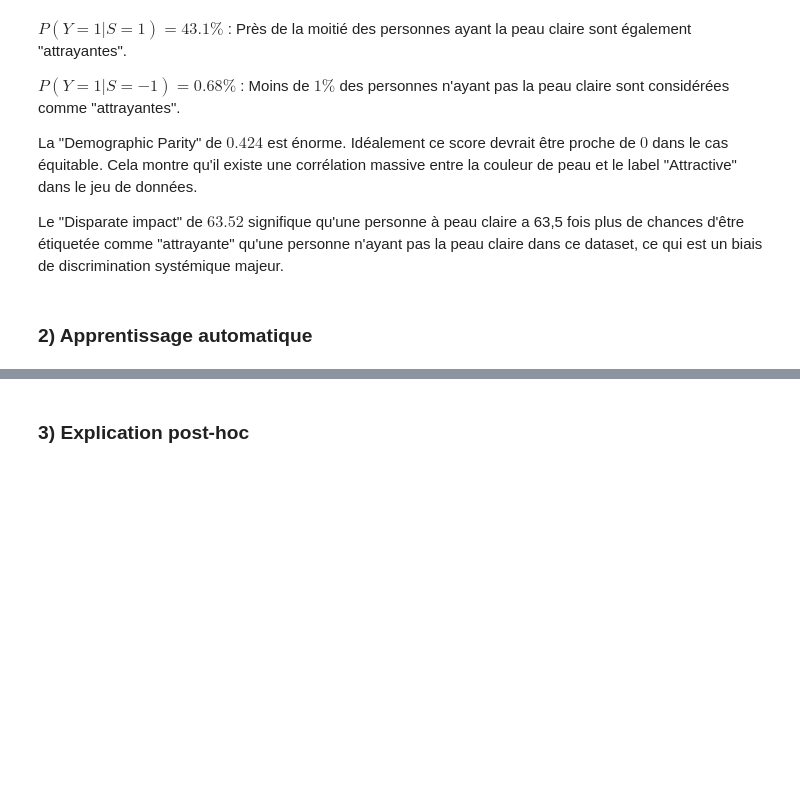
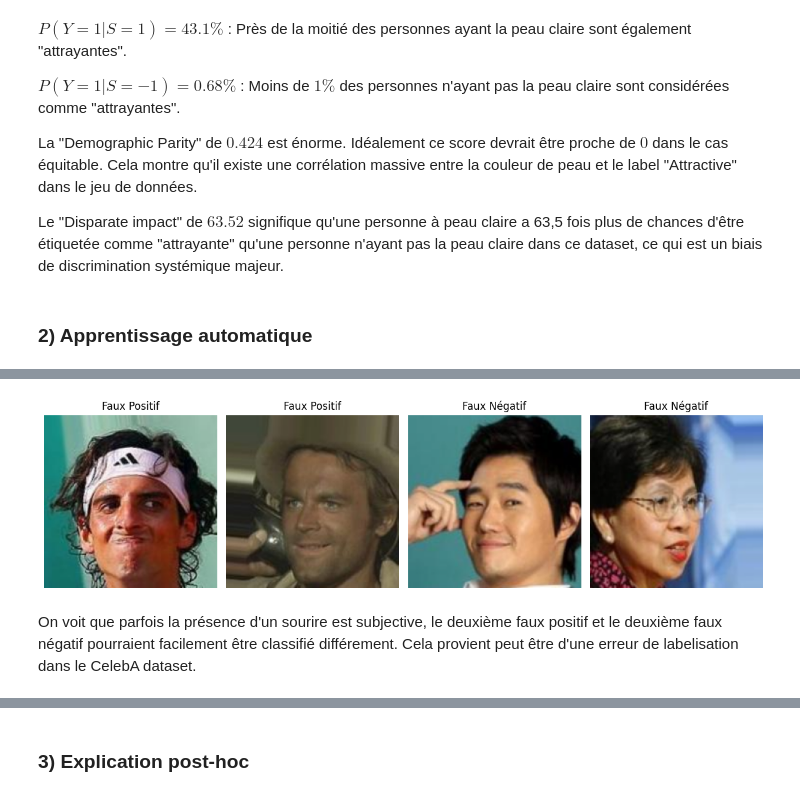
Before and after one commit to Nicolas2412/project-rexai, a Jupyter notebook: project.ipynb, the cells around one changed output, grey strips where cells are left out. Saved outputs shown, nothing was run; the diff lists cells and outputs as text; code cells hidden in the pictures; blank space fills up the shorter version.

```diff
--- a/project.ipynb
+++ b/project.ipynb
@@ -571,0 +632,14 @@ Le "Disparate impact" de $63.52$ signifique qu'une personne à peau claire a 63,
+# %%
+# Creation des datasets
+
+df_attr = pd.read_csv("data/CelebA/list_attr_celeba.csv")
+df_partition = pd.read_csv("data/CelebA/list_eval_partition.csv")
+
+df_final = df_attr.merge(df_partition, on='image_id', how='inner')
+
+# Splitting en train/validation/test
+train_df = df_final[df_final['partition'] == 0]
+valid_df = df_final[df_final['partition'] == 1]
+test_df = df_final[df_final['partition'] == 2]
+
+print(f"Train: {len(train_df)} | Valid: {len(valid_df)} | Test: {len(test_df)}")
@@ -571,0 +915,33 @@ Le "Disparate impact" de $63.52$ signifique qu'une personne à peau claire a 63,
+# %%
+import matplotlib.pyplot as plt
+import numpy as np
+
+# Indices des erreurs
+errors_fp = [i for i, (p, l) in enumerate(
+    zip(all_preds, all_labels)) if p == 1 and l == 0]
+errors_fn = [i for i, (p, l) in enumerate(
+    zip(all_preds, all_labels)) if p == 0 and l == 1]
+
+# Affichage d'exemples d'erreurs
+plt.figure(figsize=(12, 6))
+indices_to_show = errors_fp[:2] + errors_fn[:2]
+titles = ["Faux Positif", "Faux Positif",
+        "Faux Négatif", "Faux Négatif"]
+
+for i, idx in enumerate(indices_to_show):
+    plt.subplot(1, 4, i+1)
+    img, _ = test_dataset[idx]
+    img_np = img.permute(1, 2, 0).cpu().numpy()
+    mean = np.array([0.485, 0.456, 0.406])
+    std = np.array([0.229, 0.224, 0.225])
+    img_np = std * img_np + mean
+    plt.imshow(np.clip(img_np, 0, 1))
+    plt.title(titles[i])
+    plt.axis('off')
+
+plt.tight_layout()
+plt.show()
+# %% [output]
+[figure, added]
+# %% [markdown]
+On voit que parfois la présence d'un sourire est subjective, le deuxième faux positif et le deuxième faux négatif pourraient facilement être classifié différement. Cela provient peut être d'une erreur de labelisation dans le CelebA dataset.
```
Also changed, not shown: parts of 31 cells of this notebook, 1 other file.
